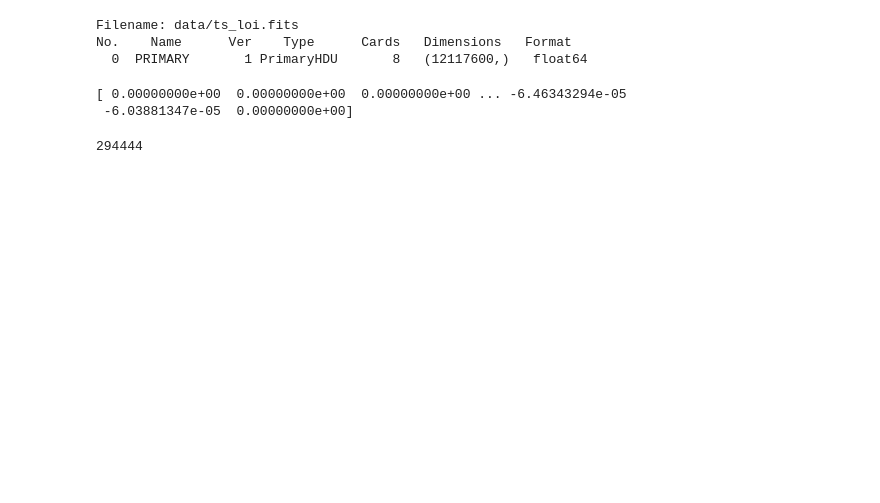
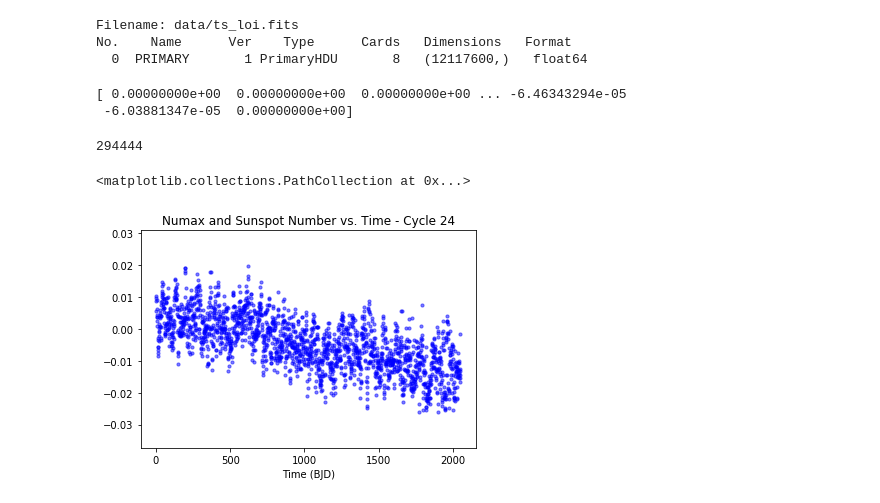
Before and after one commit to ooys/asteroseismology, a Jupyter notebook: loi_test.ipynb, the cells around one changed output. Drawn from its saved outputs; the diff is of its cells as text; code cells hidden in the pictures; blank space fills up the shorter version.

```diff
--- a/loi_test.ipynb
+++ b/loi_test.ipynb
@@ -32,3 +32,20 @@ for point in data:
 print(count)
 # %% [output]
 294444
+# %%
+datay = data[10500000:10502050]
+datax = []
+for i in range(len(datay)):
+    datax = np.append(datax,i)
+datay *= 100
+
+#Draw Plot
+plt.xlabel('Time (BJD)')
+plt.title('Numax and Sunspot Number vs. Time - Cycle 24')
+
+#Axis 1
+plt.autoscale(enable=True, axis='both', tight=None)
+plt.scatter(datax,datay, s = 10, c='blue', alpha=0.5)
+# %% [output]
+<matplotlib.collections.PathCollection at 0x...>
+[figure, added]
```
Also changed, not shown: 1 other file.
